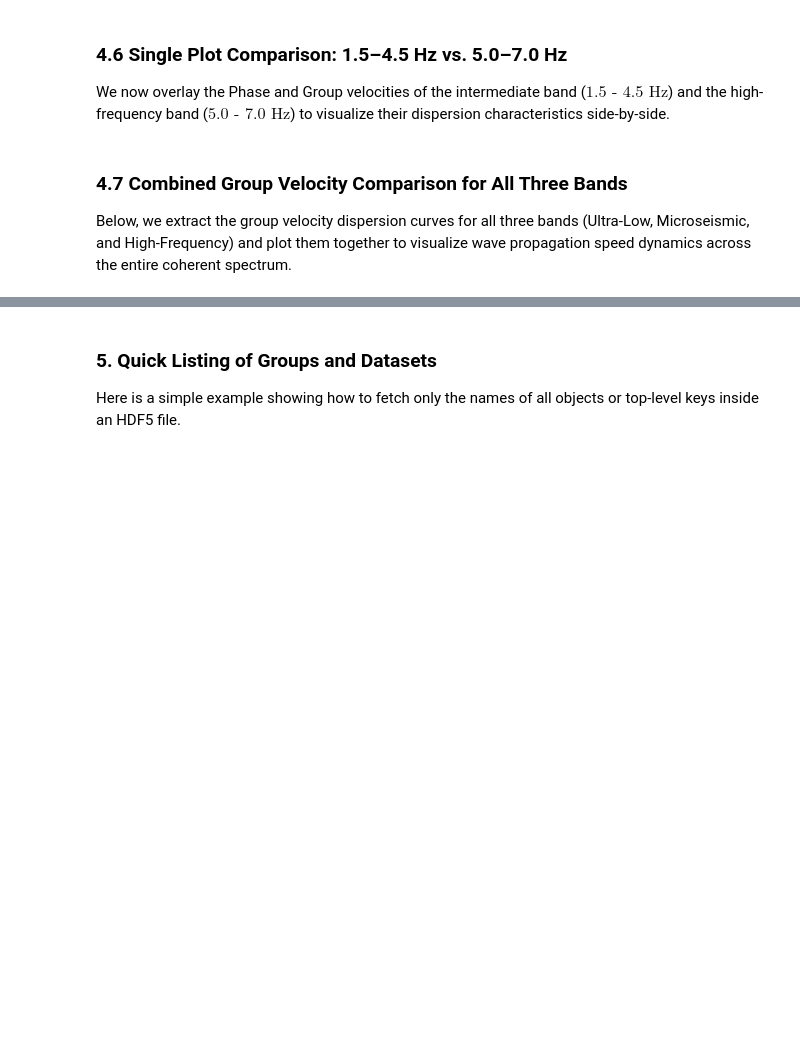
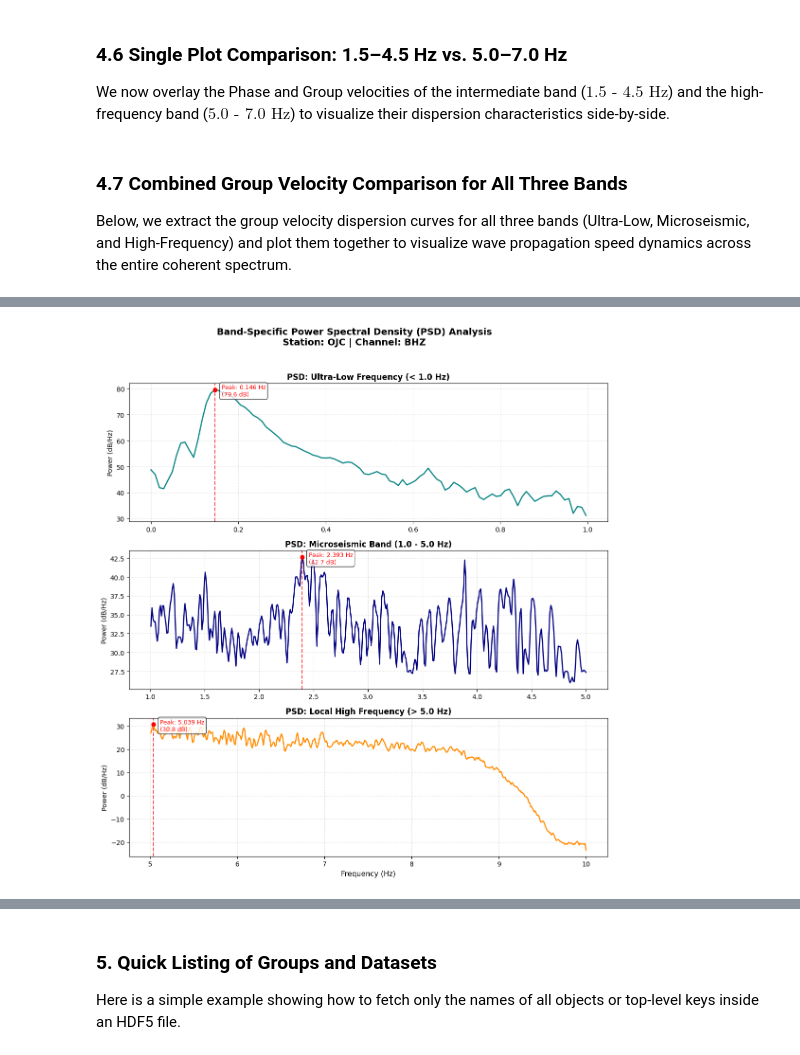
Before and after one commit to JacekDrzycimski/6tunnel, a Jupyter notebook: segy2hdf5.ipynb, the cells around one changed output, grey strips where cells are left out. Saved outputs shown, nothing was run; the diff lists cells and outputs as text; code cells hidden in the pictures; blank space fills up the shorter version.

```diff
--- a/segy2hdf5.ipynb
+++ b/segy2hdf5.ipynb
@@ -1456,0 +1642,66 @@ Alternatively, you can manually upload the BHZ and BHN files directly to the Col
+# %%
+import h5py
+import numpy as np
+import matplotlib.pyplot as plt
+from scipy.signal import welch
+
+hdf5_path = '/content/drive/MyDrive/seismic_output.h5'
+
+with h5py.File(hdf5_path, 'r') as f:
+    if 'seismic' in f:
+        data = f['seismic'][:] - np.mean(f['seismic'][:])
+        sampling_rate = f['seismic'].attrs.get('sampling_rate_hz', 20.0)
+        station = f['seismic'].attrs.get('station', 'Unknown')
+        channel = f['seismic'].attrs.get('channel', 'Unknown')
+
+        # Compute the overall PSD
+        frequencies, psd = welch(data, fs=sampling_rate, nperseg=2048)
+
+        # Define frequency band masks
+        band_masks = {
+            "Ultra-Low Frequency (< 1.0 Hz)": frequencies < 1.0,
+            "Microseismic Band (1.0 - 5.0 Hz)": (frequencies >= 1.0) & (frequencies <= 5.0),
+            "Local High Frequency (> 5.0 Hz)": frequencies > 5.0
+        }
+
+        # Plotting isolated PSDs
+        fig, axes = plt.subplots(3, 1, figsize=(11, 12), sharex=False)
+        colors = ['teal', 'navy', 'darkorange']
+
+        for idx, (band_name, mask) in enumerate(band_masks.items()):
+            ax = axes[idx]
+            band_freqs = frequencies[mask]
+            band_psd = psd[mask]
+
+            # Convert to Decibels (dB) for standard power representation
+            band_psd_db = 10 * np.log10(band_psd + 1e-20)
+
+            ax.plot(band_freqs, band_psd_db, color=colors[idx], linewidth=1.8)
+            ax.set_title(f"PSD: {band_name}", fontsize=12, fontweight='bold')
+            ax.set_ylabel("Power (dB/Hz)", fontsize=10)
+            ax.grid(True, which='both', linestyle=':', alpha=0.6)
+
+            # Add peak power frequency annotation
+            if len(band_psd) > 0:
+                peak_idx = np.argmax(band_psd)
+                peak_freq = band_freqs[peak_idx]
+                peak_val_db = band_psd_db[peak_idx]
+                ax.axvline(peak_freq, color='red', linestyle='--', alpha=0.7)
+                ax.plot(peak_freq, peak_val_db, 'ro')
+                ax.annotate(f"Peak: {peak_freq:.3f} Hz\n({peak_val_db:.1f} dB)",
+                            xy=(peak_freq, peak_val_db),
+                            xytext=(10, -10),
+                            textcoords='offset points',
+                            color='red',
+                            fontsize=9,
+                            bbox=dict(boxstyle='round,pad=0.3', fc='white', alpha=0.8))
+
+        axes[-1].set_xlabel("Frequency (Hz)", fontsize=11)
+        plt.suptitle(f"Band-Specific Power Spectral Density (PSD) Analysis\nStation: {station} | Channel: {channel}", fontsize=14, fontweight='bold', y=0.98)
+        plt.tight_layout(rect=[0, 0, 1, 0.96])
+        plt.show()
+
+    else:
+        print("Dataset 'seismic' not found in the HDF5 file.")
+# %% [output]
+[figure, added]
```
Also changed, not shown: parts of 22 cells of this notebook.
